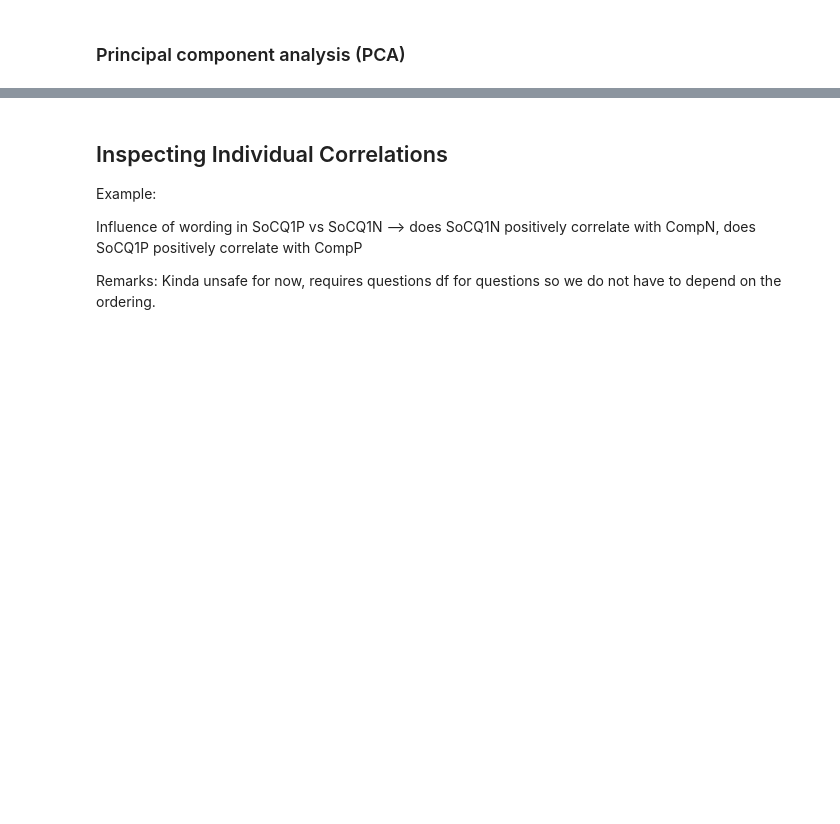
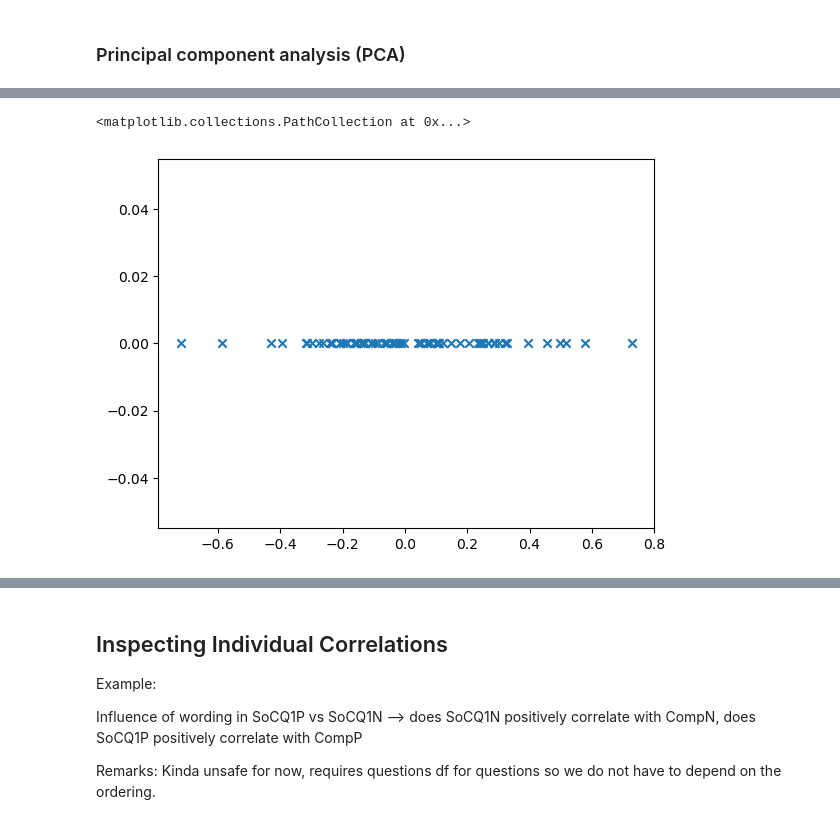
Before and after one commit to msokol99/Wellbeing-data-analysis, a Jupyter notebook: data-analysis.ipynb, the cells around one changed output, grey strips where cells are left out. Drawn from its saved outputs; the diff is of its cells as text; code cells hidden in the pictures; blank space fills up the shorter version.

```diff
--- a/data-analysis.ipynb
+++ b/data-analysis.ipynb
@@ -734,0 +720,5 @@ with plt.style.context(('ggplot')):
+# %%
+plt.scatter(principalComponents.iloc[:,0], np.zeros(len(principalComponents.iloc[:,0])), marker="x")
+# %% [output]
+<matplotlib.collections.PathCollection at 0x...>
+[figure, added]
```
Also changed, not shown: parts of 11 cells of this notebook, 1 other file.
